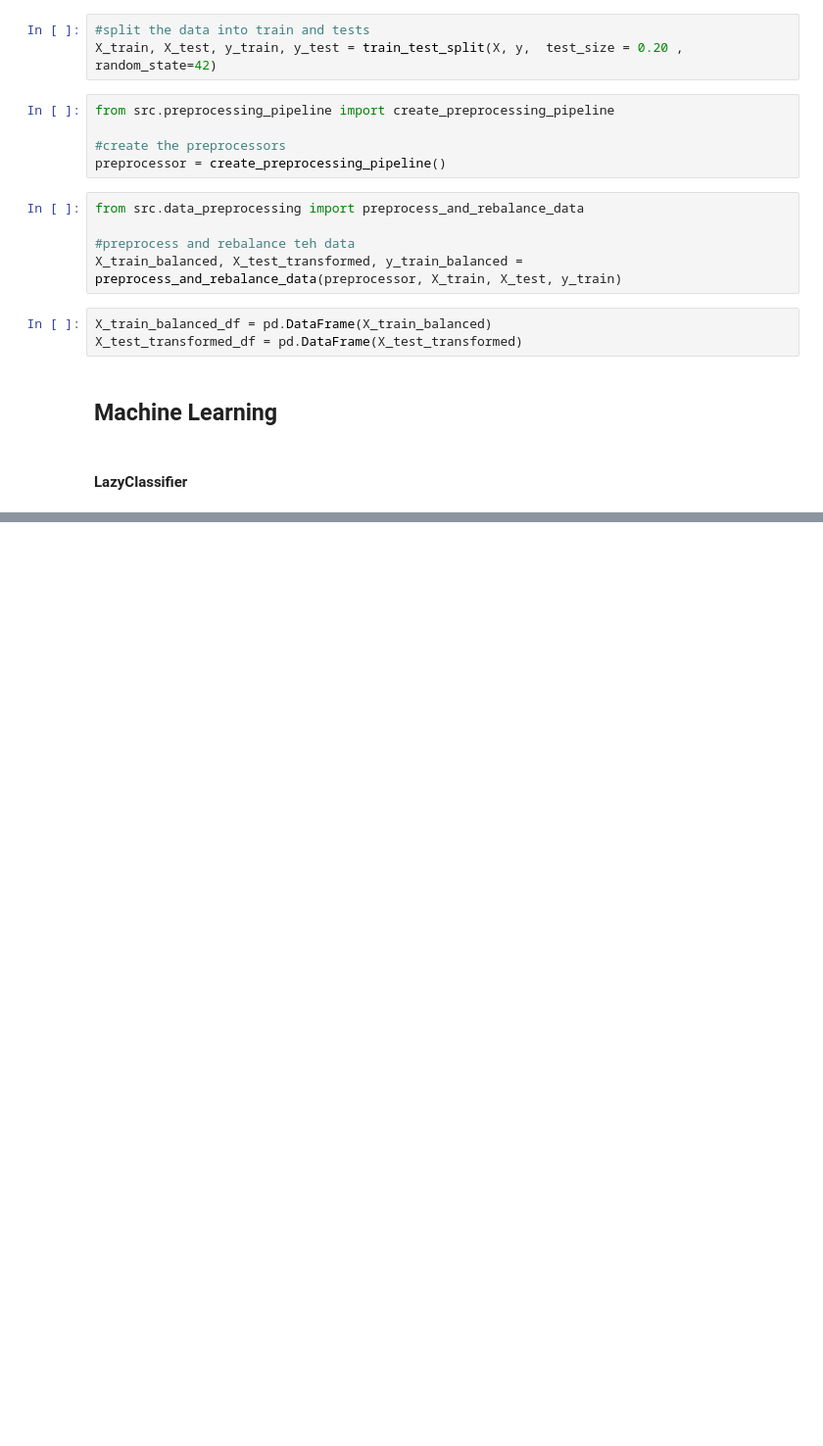
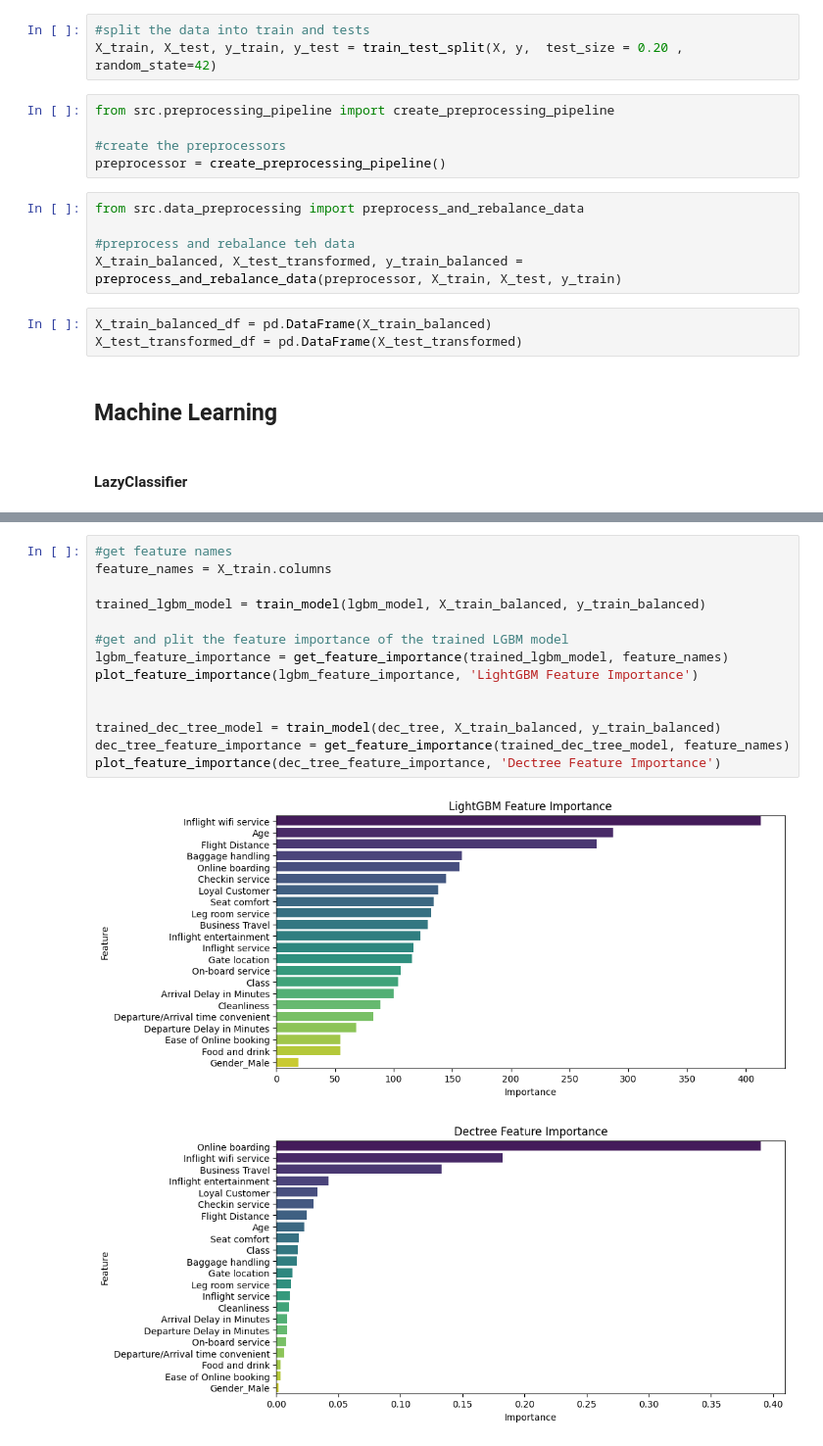
Before and after one commit to shintaronakamura28/airline_customer_satisfaction, a Jupyter notebook: notebooks/ml.ipynb, the cells around one changed output, grey strips where cells are left out. Shown: that part at 98% size. Saved outputs shown, nothing was run; the diff lists cells and outputs as text; blank space fills up the shorter version.

```diff
--- a/notebooks/ml.ipynb
+++ b/notebooks/ml.ipynb
@@ -76,0 +186,17 @@ def create_lazy_classifier():
+# %%
+#get feature names
+feature_names = X_train.columns
+
+trained_lgbm_model = train_model(lgbm_model, X_train_balanced, y_train_balanced)
+
+#get and plit the feature importance of the trained LGBM model
+lgbm_feature_importance = get_feature_importance(trained_lgbm_model, feature_names)
+plot_feature_importance(lgbm_feature_importance, 'LightGBM Feature Importance')
+
+
+trained_dec_tree_model = train_model(dec_tree, X_train_balanced, y_train_balanced)
+dec_tree_feature_importance = get_feature_importance(trained_dec_tree_model, feature_names)
+plot_feature_importance(dec_tree_feature_importance, 'Dectree Feature Importance')
+# %% [output]
+[figure, added]
+[figure, added]
```
Also changed, not shown: parts of 14 cells of this notebook.
